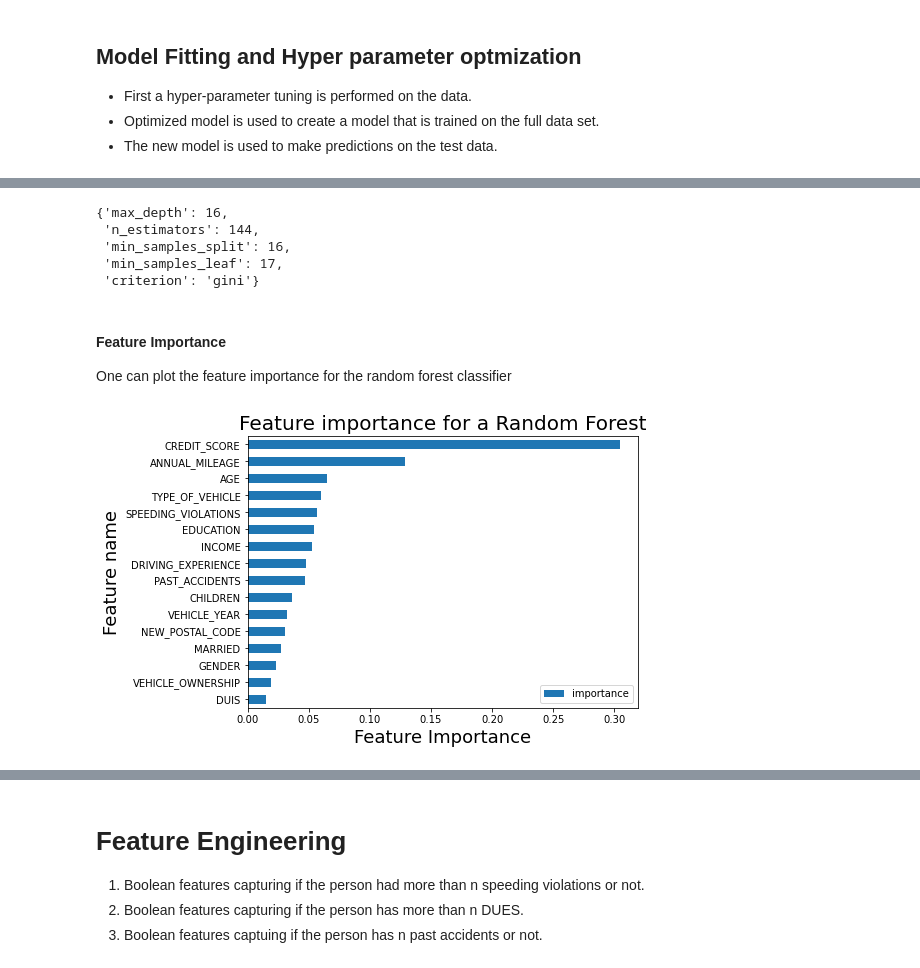
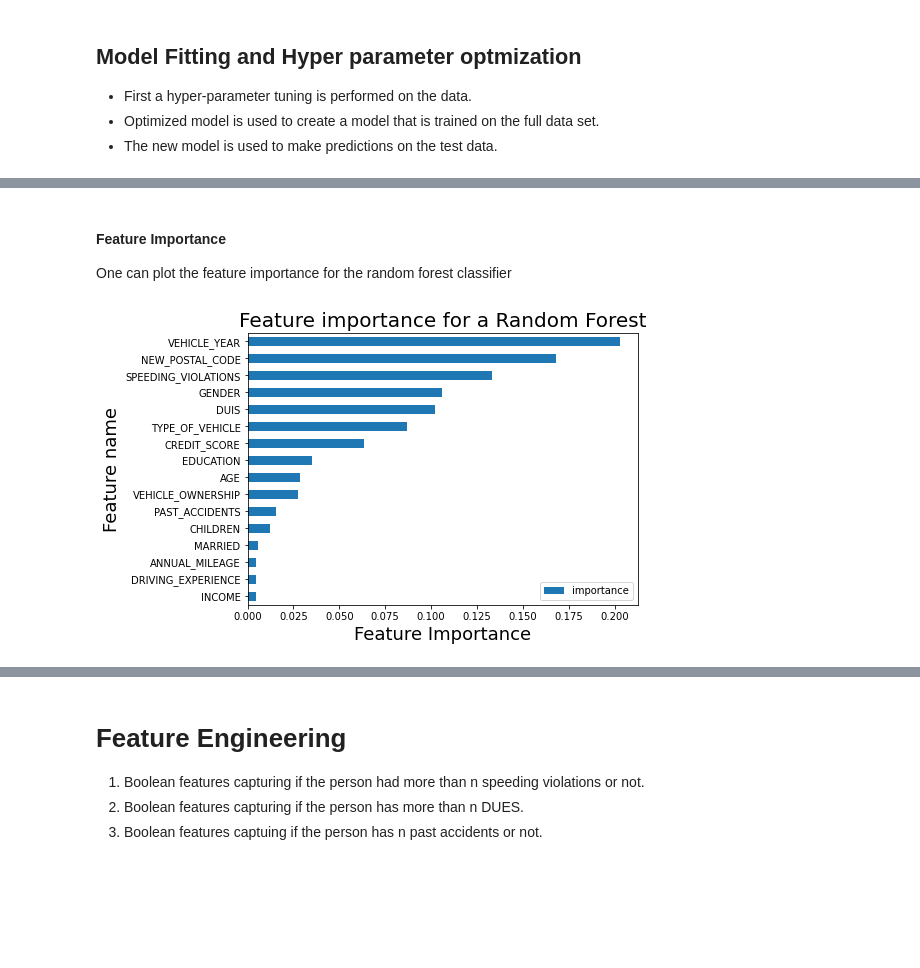
Before and after one commit to Shashi1a/analytics_olympaid, a Jupyter notebook: analysis.ipynb, the cells around one changed output, grey strips where cells are left out. Drawn from its saved outputs; the diff is of its cells as text; code cells hidden in the pictures; blank space fills up the shorter version.

```diff
--- a/analysis.ipynb
+++ b/analysis.ipynb
@@ -34,6 +38,13 @@ from featEng_1 import FeatureEngineering
 # %%
 ## Create the data object
-data1 = DataCreate()
+Data = DataCreate()
+
+## label of the data
+label = 'OUTCOME'
 
 ## call the load data function
-data1.load_data()
+Data.load_data()
+
+
+Data.labelandFeatures(label)
+display(Data.train.head())
@@ -169,8 +176,8 @@ DataPlot.histPlot(data1,'CHILDREN','CHILDREN')
 * Only discrete values of **ANNUAL_MILEAGE** is available
 * This column can also be converted into a categorical column but using label encoding
 # %%
-mileage_train = data1.train.ANNUAL_MILEAGE.apply(lambda x: x/1000)
-mileage_test = data1.test.ANNUAL_MILEAGE.apply(lambda x: x/1000)
+mileage_train = Data.train.ANNUAL_MILEAGE.apply(lambda x: x/1000)
+mileage_test = Data.test.ANNUAL_MILEAGE.apply(lambda x: x/1000)
 f,ax=plt.subplots(1,2,figsize=(12,4))
 g=sns.histplot(mileage_train,ax=ax[0])
 g.set_title('TRAINING DATA',fontsize=18)
@@ -459,0 +386,3 @@ ColumnTransformer(transformers=[('oh_col',
+# %%
+data1 = dataPrep_ensemble()
+data1.data_pipe
@@ -478,7 +448,7 @@ def randomForest(param, obj: object, filename: str):
                                     min_samples_split=param['min_samples_split'],
                                     min_samples_leaf=param['min_samples_leaf'], random_state=42)
     UtilityFn.create_full_pipe(obj, clf_rf, filename)
-    return clf_rf
+
 
 
 def boostingGrad(param: dict, obj: object, filename: str):
@@ -499,7 +469,7 @@ def boostingGrad(param: dict, obj: object, filename: str):
         random_state=42)
 
     UtilityFn.create_full_pipe(obj, clf_gb, filename)
-    return clf_gb
+
 
 ### function to plot feature importance
 def feature_importance(obj: object, x: str, y: str, clfname: str):
@@ -511,18 +481,17 @@ def feature_importance(obj: object, x: str, y: str, clfname: str):
         y(str): y-axis
         clfname(str): name of the classifier
     ### Return:
-        feat_imp(dataframe): dataframe containing the feature importance
+        None
     '''
 
     clf = obj.ml_pipe[1]
     feat_imp = pd.DataFrame(
-        {'feature': obj.features_included, 'importance': clf.feature_importances_})
+        {'feature': obj.features_1, 'importance': clf.feature_importances_})
     feat_imp = feat_imp.sort_values(by='importance')
     g = feat_imp.plot(kind='barh', x=x, y=y, figsize=(7, 5))
     g.set_title(f'Feature importance for a {clfname}', fontsize=20)
     g.set_xlabel('Feature Importance', fontsize=18)
     g.set_ylabel('Feature name', fontsize=18)
     plt.show()
-    return feat_imp
 # %% [markdown]
 ## Gradient Boosting
@@ -587,16 +528,8 @@ param_dict_feats_rf = ParamTune.tune_params_rf(data_ord, 100)
-# %%
-param_dict_feats_rf
-# %% [output]
-{'max_depth': 16,
- 'n_estimators': 144,
- 'min_samples_split': 16,
- 'min_samples_leaf': 17,
- 'criterion': 'gini'}
 # %% [markdown]
 #### Feature Importance
 One can plot the feature importance for the random forest classifier
 # %%
 clfname = 'Random Forest'
-feat_imp=feature_importance(data_ord, 'feature', 'importance', clfname)
+feature_importance(data1, 'feature', 'importance', clfname)
 # %% [output]
-[figure, old version]
+[figure, new version]
```
Also changed, not shown: parts of 75 cells of this notebook.
